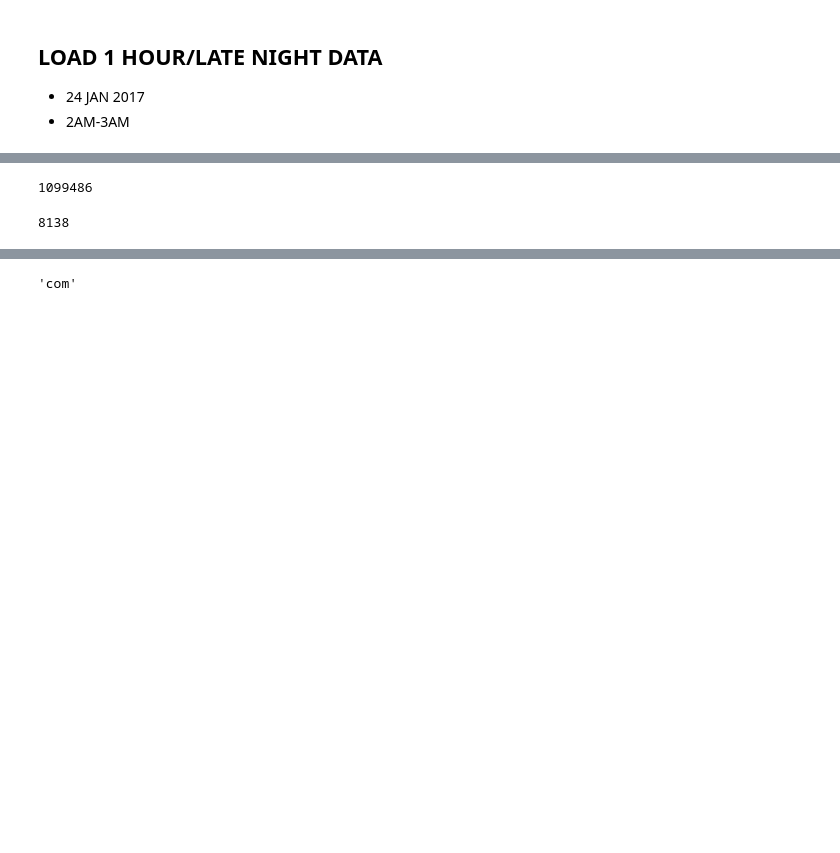
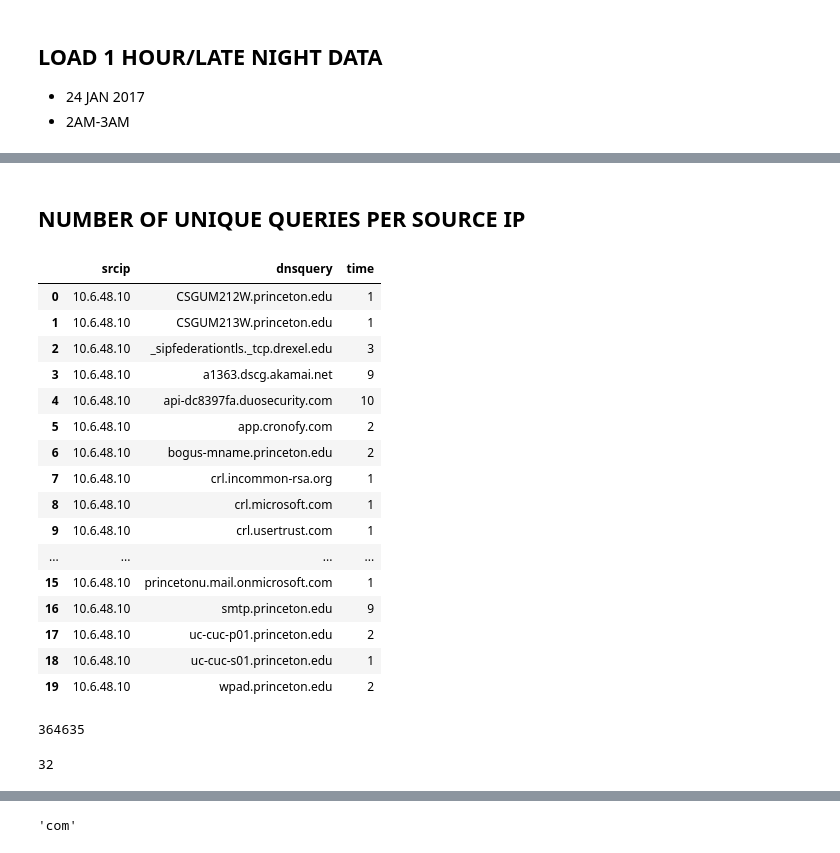
Before and after one commit to shahifaqeer/oit-dns, a Jupyter notebook: OIT-DNS-1hr-night-analysis.ipynb, the cells around one changed output, grey strips where cells are left out. Cells and saved outputs as stored; diff of their text form; code cells hidden in the pictures; blank space fills up the shorter version.

```diff
--- a/OIT-DNS-1hr-night-analysis.ipynb
+++ b/OIT-DNS-1hr-night-analysis.ipynb
@@ -54,8 +71,30 @@ df [ df['dnsquery'].str.contains('csgsmtp202l') ]
+# %% [markdown]
+## NUMBER OF UNIQUE QUERIES PER SOURCE IP
+# %%
+gp1 = df.groupby(['srcip', 'dnsquery'])
+# %%
+df1 = gp1['time'].count().reset_index()
+
+df1.head(20)
+# %% [output]
+|  | srcip | dnsquery | time |
+| 0 | 10.6.48.10 | CSGUM212W.princeton.edu | 1 |
+| 1 | 10.6.48.10 | CSGUM213W.princeton.edu | 1 |
+| 2 | 10.6.48.10 | _sipfederationtls._tcp.drexel.edu | 3 |
+| 3 | 10.6.48.10 | a1363.dscg.akamai.net | 9 |
+| 4 | 10.6.48.10 | api-dc8397fa.duosecurity.com | 10 |
+| 5 | 10.6.48.10 | app.cronofy.com | 2 |
+| 6 | 10.6.48.10 | bogus-mname.princeton.edu | 2 |
+| 7 | 10.6.48.10 | crl.incommon-rsa.org | 1 |
+| 8 | 10.6.48.10 | crl.microsoft.com | 1 |
+| 9 | 10.6.48.10 | crl.usertrust.com | 1 |
+| ... | ... | ... | ... |
+| 15 | 10.6.48.10 | princetonu.mail.onmicrosoft.com | 1 |
+| 16 | 10.6.48.10 | smtp.princeton.edu | 9 |
+| 17 | 10.6.48.10 | uc-cuc-p01.princeton.edu | 2 |
+| 18 | 10.6.48.10 | uc-cuc-s01.princeton.edu | 1 |
+| 19 | 10.6.48.10 | wpad.princeton.edu | 2 |
 # %%
-len(df)
+len(df1)
 # %% [output]
-1099486
+364635
-# %%
-len(df['srcip'].unique())
-# %% [output]
-8138
@@ -61,0 +103,4 @@ len(df['srcip'].unique())
+# %%
+len(df_bad_q)
+# %% [output]
+32
```
Also changed, not shown: parts of 47 cells of this notebook.
